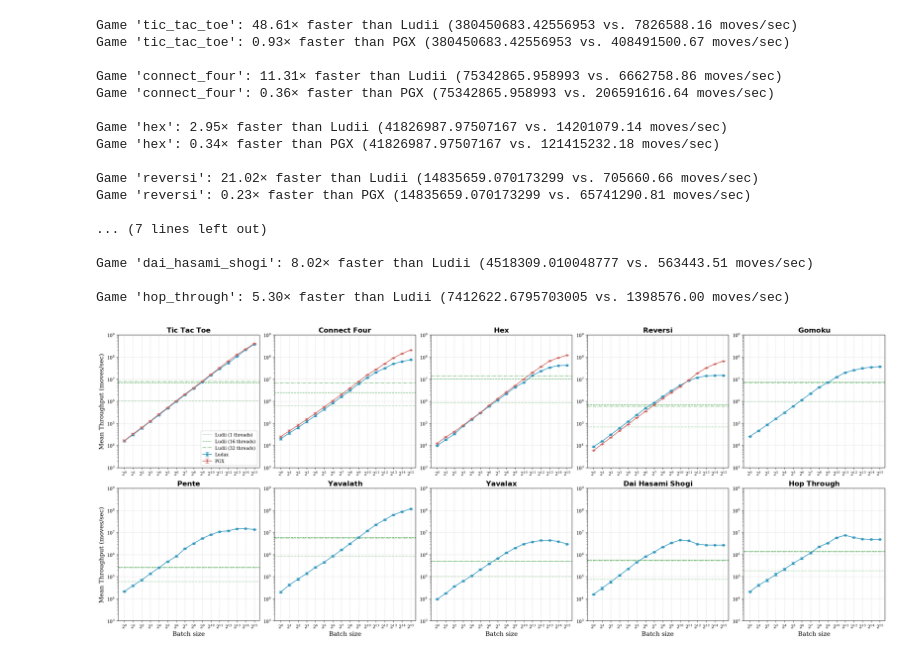
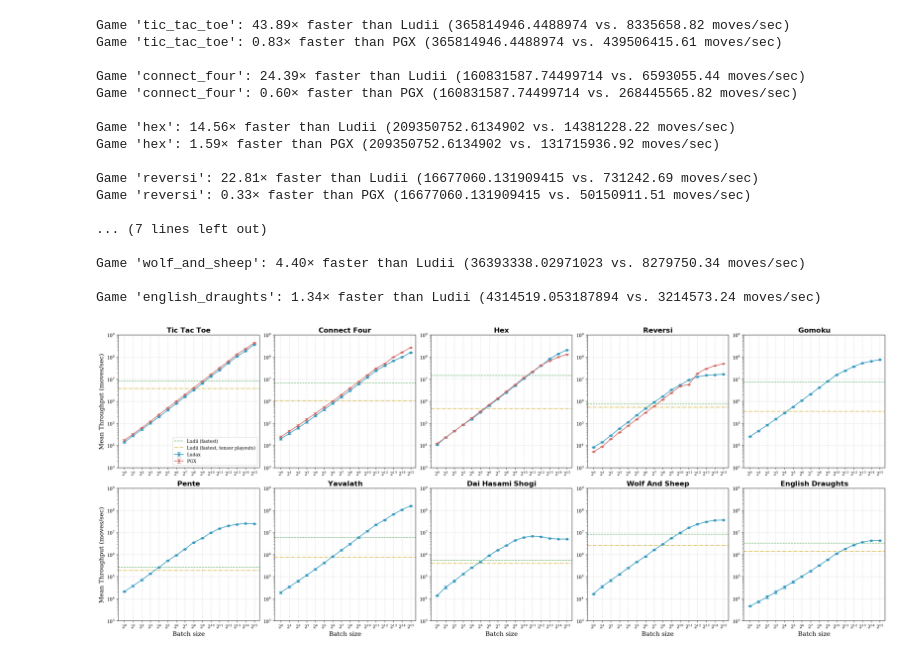
Before and after one commit to claycantrell/ludax, a Jupyter notebook: examples/05-paper-figures/plot_throughputs.ipynb, the cells around one changed output. Saved outputs shown, nothing was run; the diff lists cells and outputs as text; code cells hidden in the pictures.

Commit message:
New English Draughts benchmarks and comparison plot

```diff
--- a/examples/05-paper-figures/plot_throughputs.ipynb
+++ b/examples/05-paper-figures/plot_throughputs.ipynb
@@ -14,5 +15,21 @@ BATCH_SIZE = 2
 NUM_BATCH_SIZES = 16
 THREAD_NUMS = [1, 16, 32]
+# %%
+def get_path(num_threads, tensor_playouts=False):
+    if tensor_playouts:
+        return os.path.join("./data", f"ludii_speeds_tensor_playouts_{num_threads}_threads.csv")
+    else:
+        return os.path.join("./data", f"ludii_speeds_regular_playouts_{num_threads}_threads.csv")
+
+ludii_caches_by_thread_num = {
+    thread_num: pd.read_csv(get_path(thread_num, tensor_playouts=False))
+    for thread_num in THREAD_NUMS
+}
+
+ludii_tensor_caches_by_thread_num = {
+    thread_num: pd.read_csv(get_path(thread_num, tensor_playouts=True))
+    for thread_num in THREAD_NUMS
+}
 # %%
 def get_data_from_cache(game: str):
     cache_str = f"cache-{game}-{NUM_GAMES}-{NUM_WARMUP_GAMES}-{BATCH_SIZE}-{NUM_BATCH_SIZES}.npz"
@@ -85,4 +102,4 @@ mpl.rcParams.update({
     "ps.fonttype": 42
 })
 
-colors = ['#3599BF', '#CE6661', '#64B268', '#3298BE', '#E68656']
+colors = ['#3599BF', '#CE6661', '#64B268', "#CFAA24", '#E68656']
@@ -89,8 +124,13 @@ colors = ['#3599BF', '#CE6661', '#64B268', '#3298BE', '#E68656']
 # %%
 GAMES = [
     ["tic_tac_toe", "connect_four", "hex", "reversi", "gomoku"],
-    ["pente", "yavalath", "yavalax", "dai_hasami_shogi", "hop_through"]
+    ["pente", "yavalath", "dai_hasami_shogi", "wolf_and_sheep", "english_draughts"]
 ]
+
+def format_game_name(game_name):
+    if game_name == "tic_tac_toe":
+        return "Tic-Tac-Toe"
+    return game_name.replace('_', ' ').title().replace("And", "and")
 
 fig, axs = plt.subplots(len(GAMES), len(GAMES[0]), figsize=(5 * len(GAMES[0]), 5 * len(GAMES)))
 
@@ -104,10 +144,26 @@ for i, row in enumerate(GAMES):
         if average_pgx_moves_per_second is not None:
             ax.errorbar(batch_sizes, average_pgx_moves_per_second, yerr=std_pgx_moves_per_second, marker='o', color=colors[1], label='PGX', **eb_kwargs)
 
-        line_styles = [':', '--', '-.']
-        for k, num_threads in enumerate(THREAD_NUMS):
-            ludii_ms = ludii_moves_per_second[k]
-            ax.axhline(y=ludii_ms, linestyle=line_styles[k], label=f'Ludii ({num_threads} threads)', color=colors[2], alpha=1)
+        formatted = format_game_name(game)
+        ludii_speeds = [
+            ludii_caches_by_thread_num[thread_num].loc[ludii_caches_by_thread_num[thread_num]['Name'] == formatted, 'm/s'].values[0]
+            for thread_num in THREAD_NUMS
+        ]
+
+        ludii_tensor_speeds = [
+            ludii_tensor_caches_by_thread_num[thread_num].loc[ludii_tensor_caches_by_thread_num[thread_num]['Name'] == formatted, 'm/s'].values[0]
+            for thread_num in THREAD_NUMS
+        ]
+
+        fastest_ludii_speed = max(ludii_speeds)
+        fastest_ludii_tensor_speed = max(ludii_tensor_speeds)
+        ax.axhline(y=fastest_ludii_speed, linestyle='--', label=f'Ludii (fastest)', color=colors[2], alpha=1)
+        ax.axhline(y=fastest_ludii_tensor_speed, linestyle='-.', label=f'Ludii (fastest, tensor playouts)', color=colors[3], alpha=1)
+
+        # line_styles = [':', '--', '-.']
+        # for k, num_threads in enumerate(THREAD_NUMS):
+        #     ludii_ms = ludii_moves_per_second[k]
+        #     ax.axhline(y=ludii_ms, linestyle=line_styles[k], label=f'Ludii ({num_threads} threads)', color=colors[2], alpha=1)
 
         style_log_axes(ax, batch_sizes)
 
@@ -115,41 +171,42 @@ for i, row in enumerate(GAMES):
             ax.set_xlabel('Batch size')
 
         if j == 0:
             ax.set_ylabel('Mean Throughput (moves/sec)')
 
         formatted_title = "{" + game.title().replace('_', '\\text{ }') + "}"
         ax.set_title(f"$\\bf{formatted_title}$")
 
         if i == 0 and j == 0:
             ax.legend()
 
         fastest_ludii_speed = max(ludii_moves_per_second)
         fastest_ldx_speed = max(average_ldx_moves_per_second)
         print(f"\nGame '{game}': {fastest_ldx_speed / fastest_ludii_speed:.2f}× faster than Ludii ({fastest_ldx_speed} vs. {fastest_ludii_speed:.2f} moves/sec)")
+        print(f"Game '{game}': {fastest_ldx_speed / fastest_ludii_tensor_speed:.2f}× faster than Ludii with tensor playouts ({fastest_ldx_speed:.2f} vs. {fastest_ludii_tensor_speed:.2f} moves/sec)")
 
         if average_pgx_moves_per_second is not None:
             fastest_pgx_speed = max(average_pgx_moves_per_second)
             print(f"Game '{game}': {fastest_ldx_speed / fastest_pgx_speed:.2f}× faster than PGX ({fastest_ldx_speed} vs. {fastest_pgx_speed:.2f} moves/sec)")
 
 handles, labels = axs[0][0].get_legend_handles_labels()
 fig.tight_layout()
 fig.savefig("./throughput_comparison.pdf")
 # %% [output]
-Game 'tic_tac_toe': 48.61× faster than Ludii (380450683.42556953 vs. 7826588.16 moves/sec)
-Game 'tic_tac_toe': 0.93× faster than PGX (380450683.42556953 vs. 408491500.67 moves/sec)
+Game 'tic_tac_toe': 43.89× faster than Ludii (365814946.4488974 vs. 8335658.82 moves/sec)
+Game 'tic_tac_toe': 0.83× faster than PGX (365814946.4488974 vs. 439506415.61 moves/sec)
 
-Game 'connect_four': 11.31× faster than Ludii (75342865.958993 vs. 6662758.86 moves/sec)
-Game 'connect_four': 0.36× faster than PGX (75342865.958993 vs. 206591616.64 moves/sec)
+Game 'connect_four': 24.39× faster than Ludii (160831587.74499714 vs. 6593055.44 moves/sec)
+Game 'connect_four': 0.60× faster than PGX (160831587.74499714 vs. 268445565.82 moves/sec)
 
-Game 'hex': 2.95× faster than Ludii (41826987.97507167 vs. 14201079.14 moves/sec)
-Game 'hex': 0.34× faster than PGX (41826987.97507167 vs. 121415232.18 moves/sec)
+Game 'hex': 14.56× faster than Ludii (209350752.6134902 vs. 14381228.22 moves/sec)
+Game 'hex': 1.59× faster than PGX (209350752.6134902 vs. 131715936.92 moves/sec)
 
-Game 'reversi': 21.02× faster than Ludii (14835659.070173299 vs. 705660.66 moves/sec)
-Game 'reversi': 0.23× faster than PGX (14835659.070173299 vs. 65741290.81 moves/sec)
+Game 'reversi': 22.81× faster than Ludii (16677060.131909415 vs. 731242.69 moves/sec)
+Game 'reversi': 0.33× faster than PGX (16677060.131909415 vs. 50150911.51 moves/sec)
 
 ... (7 lines left out)
 
-Game 'dai_hasami_shogi': 8.02× faster than Ludii (4518309.010048777 vs. 563443.51 moves/sec)
+Game 'wolf_and_sheep': 4.40× faster than Ludii (36393338.02971023 vs. 8279750.34 moves/sec)
 
-Game 'hop_through': 5.30× faster than Ludii (7412622.6795703005 vs. 1398576.00 moves/sec)
+Game 'english_draughts': 1.34× faster than Ludii (4314519.053187894 vs. 3214573.24 moves/sec)
-[figure, old version]
+[figure, new version]
```
Also changed, not shown: parts of 3 cells of this notebook, 5 other files.
